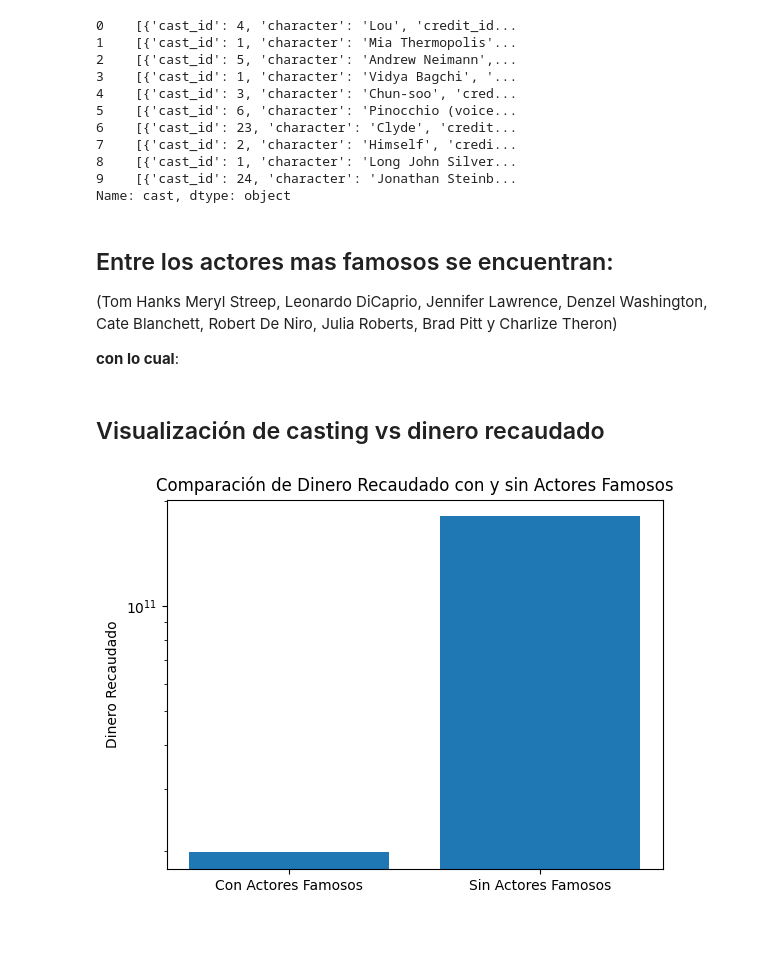
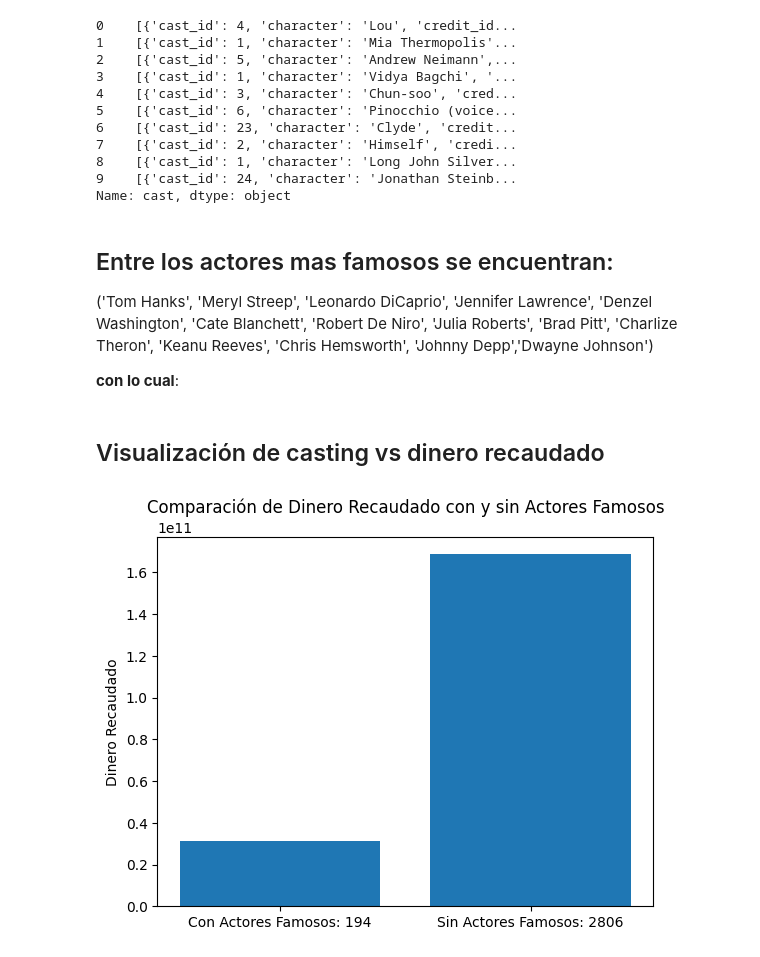
Before and after one commit to Apolo4427/-inteligencia_artificial, a Jupyter notebook: 01_exploracion_de_datos.ipynb, the cells around one changed output. Saved outputs shown, nothing was run; the diff lists cells and outputs as text; code cells hidden in the pictures; blank space fills up the shorter version.

```diff
--- a/01_exploracion_de_datos.ipynb
+++ b/01_exploracion_de_datos.ipynb
@@ -202,13 +202,12 @@ print(first_five_values)
 Name: cast, dtype: object
 # %% [markdown]
 ## Entre los actores mas famosos se encuentran:
-(Tom Hanks Meryl Streep,
-Leonardo DiCaprio, Jennifer Lawrence, Denzel Washington, Cate Blanchett, Robert De Niro, Julia Roberts, Brad Pitt y Charlize Theron)
+('Tom Hanks', 'Meryl Streep', 'Leonardo DiCaprio', 'Jennifer Lawrence', 'Denzel Washington', 'Cate Blanchett', 'Robert De Niro', 'Julia Roberts', 'Brad Pitt', 'Charlize Theron', 'Keanu Reeves', 'Chris Hemsworth', 'Johnny Depp','Dwayne Johnson')
 
 **con lo cual**:
 # %%
 # Lista de actores
-actores_famosos = ['Tom Hanks', 'Meryl Streep', 'Leonardo DiCaprio', 'Jennifer Lawrence', 'Denzel Washington', 'Cate Blanchett', 'Robert De Niro', 'Julia Roberts', 'Brad Pitt', 'Charlize Theron']
+actores_famosos = ['Tom Hanks', 'Meryl Streep', 'Leonardo DiCaprio', 'Jennifer Lawrence', 'Denzel Washington', 'Cate Blanchett', 'Robert De Niro', 'Julia Roberts', 'Brad Pitt', 'Charlize Theron', 'Keanu Reeves', 'Chris Hemsworth', 'Johnny Depp', 'Dwayne Johnson']
 
 data['cast'] = data['cast'].fillna('')  # cambiar valores nulos con una cadena vacía
 
@@ -219,22 +218,26 @@ peliculas_con_actores_famosos = data[data['cast'].apply(lambda cast: any(actor i
 # %%
 # Tratar valores nulos en la columna 'revenue'
 data['revenue'] = data['revenue'].fillna(0)  # Rellenar los valores nulos con 0
 
 # Filtrar películas que NO contienen a los actores famosos
 peliculas_sin_actores_famosos = data[~data['cast'].apply(lambda cast: any(actor in cast for actor in actores_famosos))]
 
 # Calcular el dinero recaudado por cada grupo
 recaudado_con_actores = peliculas_con_actores_famosos['revenue'].sum()
 recaudado_sin_actores = peliculas_sin_actores_famosos['revenue'].sum()
 
+# Obtener la cantidad de películas en cada lista
+cantidad_peliculas_con_actores = len(peliculas_con_actores_famosos)
+cantidad_peliculas_sin_actores = len(peliculas_sin_actores_famosos)
+
+
 # Crear un gráfico de barras
 fig, ax = plt.subplots()
-ax.bar(['Con Actores Famosos', 'Sin Actores Famosos'], [recaudado_con_actores, recaudado_sin_actores])
+ax.bar([f'Con Actores Famosos: {cantidad_peliculas_con_actores}', f'Sin Actores Famosos: {cantidad_peliculas_sin_actores}'], [recaudado_con_actores, recaudado_sin_actores])
 ax.set_ylabel('Dinero Recaudado')
-plt.yscale('log')
 ax.set_title('Comparación de Dinero Recaudado con y sin Actores Famosos')
 
 # Mostrar el gráfico
 plt.show()
 # %% [output]
-[figure, old version]
+[figure, new version]
```
Also changed, not shown: parts of 11 cells of this notebook.
